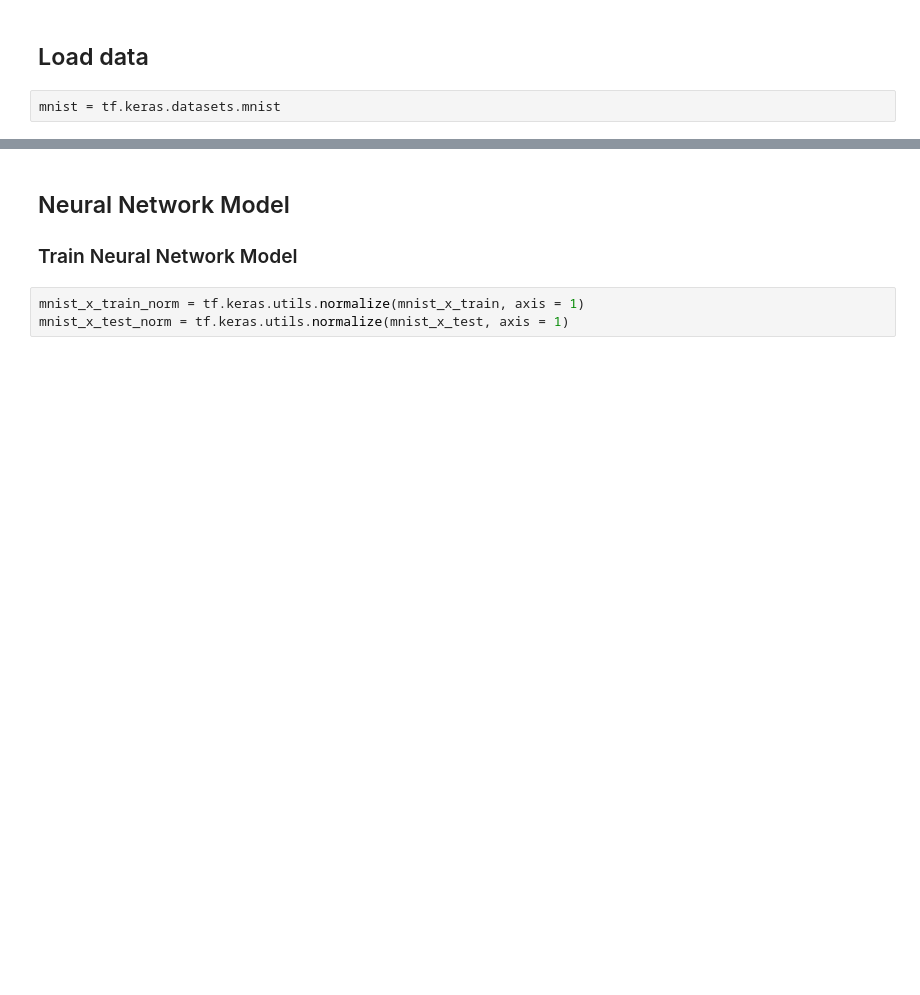
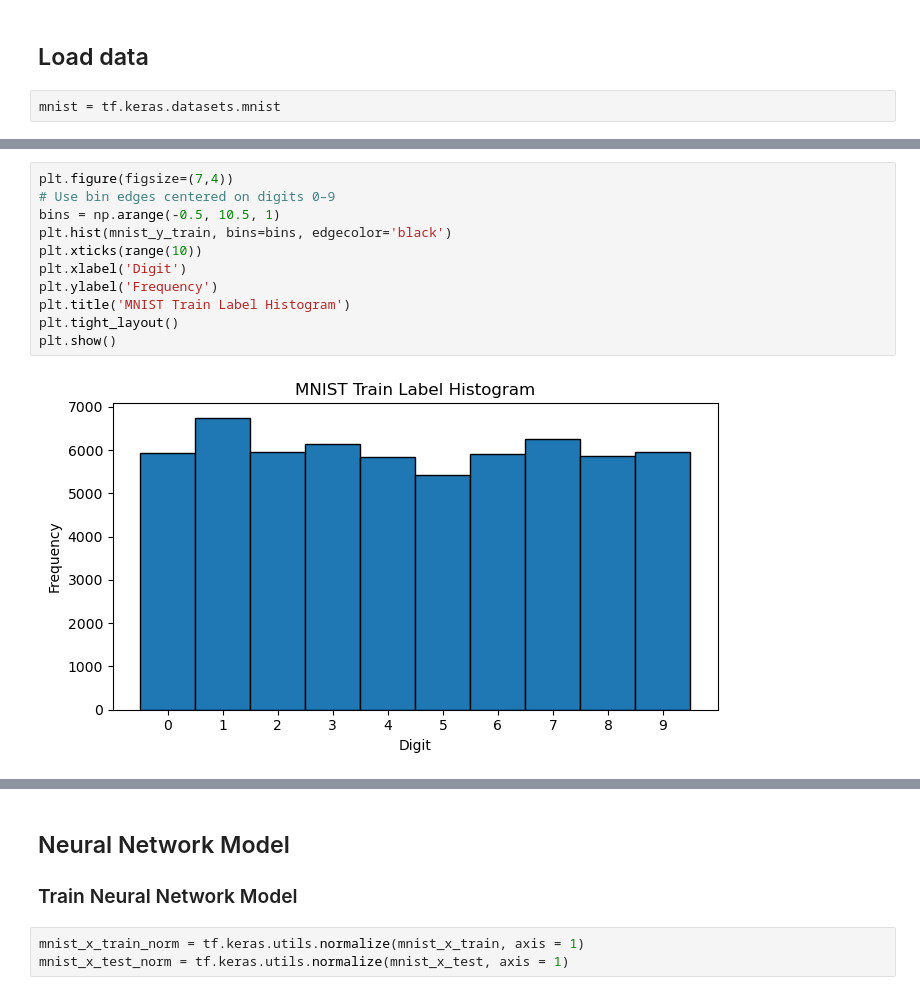
Before and after one commit to wangyouan/AIandFinance2025, a Jupyter notebook: example_notebook/lecture9_deep_learning/MNIST_handwritten.ipynb, the cells around one changed output, grey strips where cells are left out. Cells and saved outputs as stored; diff of their text form; blank space fills up the shorter version.

```diff
--- a/example_notebook/lecture9_deep_learning/MNIST_handwritten.ipynb
+++ b/example_notebook/lecture9_deep_learning/MNIST_handwritten.ipynb
@@ -14,0 +44,13 @@ plt.imshow(mnist_x_train[0], cmap = plt.cm.binary)
+# %%
+plt.figure(figsize=(7,4))
+# Use bin edges centered on digits 0–9
+bins = np.arange(-0.5, 10.5, 1)
+plt.hist(mnist_y_train, bins=bins, edgecolor='black')
+plt.xticks(range(10))
+plt.xlabel('Digit')
+plt.ylabel('Frequency')
+plt.title('MNIST Train Label Histogram')
+plt.tight_layout()
+plt.show()
+# %% [output]
+[figure, added]
```
Also changed, not shown: parts of 16 cells of this notebook.
